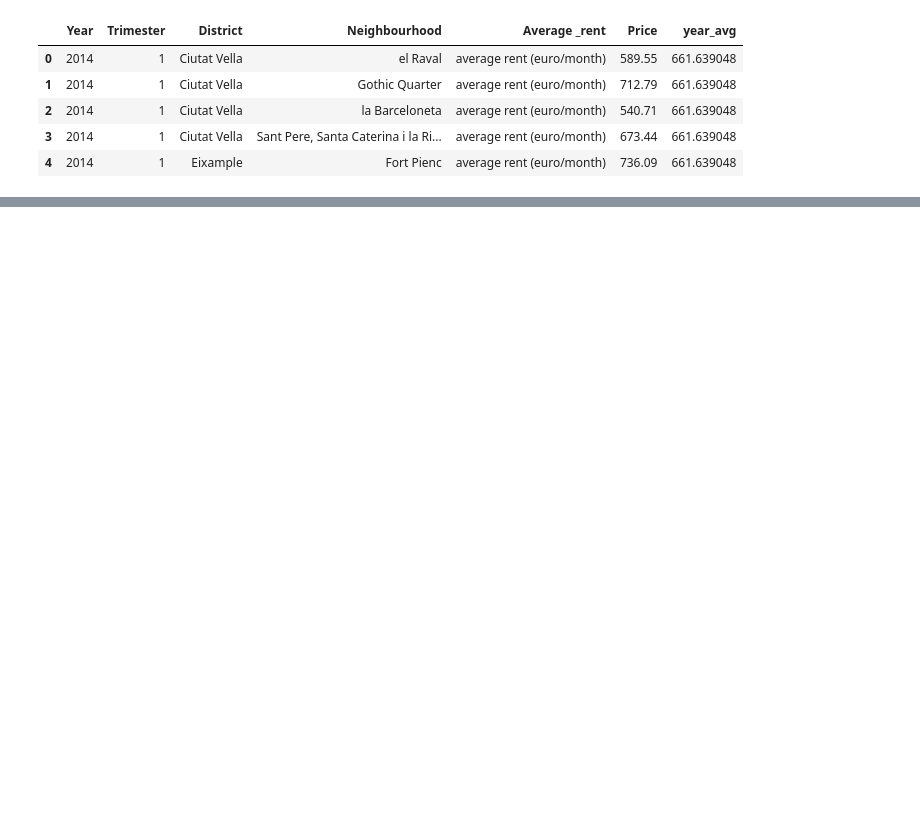
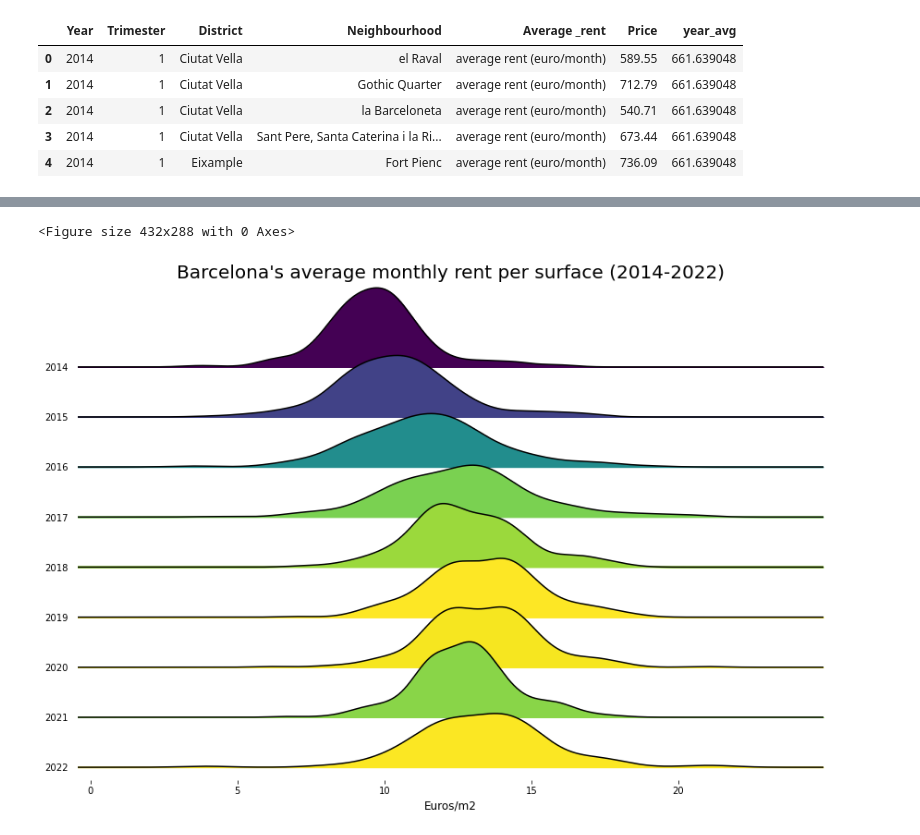
Before and after one commit to smoyacopa/VDD-PEC2, a Jupyter notebook: Ridgeline chart.ipynb, the cells around one changed output, grey strips where cells are left out. Drawn from its saved outputs; the diff is of its cells as text; code cells hidden in the pictures; blank space fills up the shorter version.

```diff
--- a/Ridgeline chart.ipynb
+++ b/Ridgeline chart.ipynb
@@ -1,7 +1,8 @@
 # %%
+import numpy as np
 import pandas as pd
 from matplotlib import pyplot as plt
-from matplotlib import cm
+from matplotlib import colors, cm
 from joypy import joyplot
 import warnings
 
@@ -11,9 +12,13 @@ data = pd.read_csv("Barcelona_rent_price.csv")
 data.dropna()
 
 data_rent = data[data["Average _rent"]=="average rent (euro/month)"]
+data_surf = data[data["Average _rent"]=="average rent per surface (euro/m2)"]
 
 clusters = data_rent.groupby(['Year'])
+clusters2 = data_surf.groupby(['Year'])
+
 data_rent['year_avg'] = clusters['Price'].transform('mean')
+data_surf['year_avg'] = clusters2['Price'].transform('mean')
 
 data_rent.head()
 # %% [output]
@@ -40,0 +65,15 @@ plt.show()
+# %%
+plt.figure()
+
+joyplot(
+    data=data_surf[['Price', 'Year']],
+    by='Year',
+    colormap=newcmp2,
+    figsize=(12,8)
+)
+plt.xlabel("Euros/m2", fontsize=12)
+plt.title("Barcelona's average monthly rent per surface (2014-2022)", fontsize=20)
+plt.show()
+# %% [output]
+<Figure size 432x288 with 0 Axes>
+[figure, added]
```
Also changed, not shown: parts of 3 cells of this notebook.
